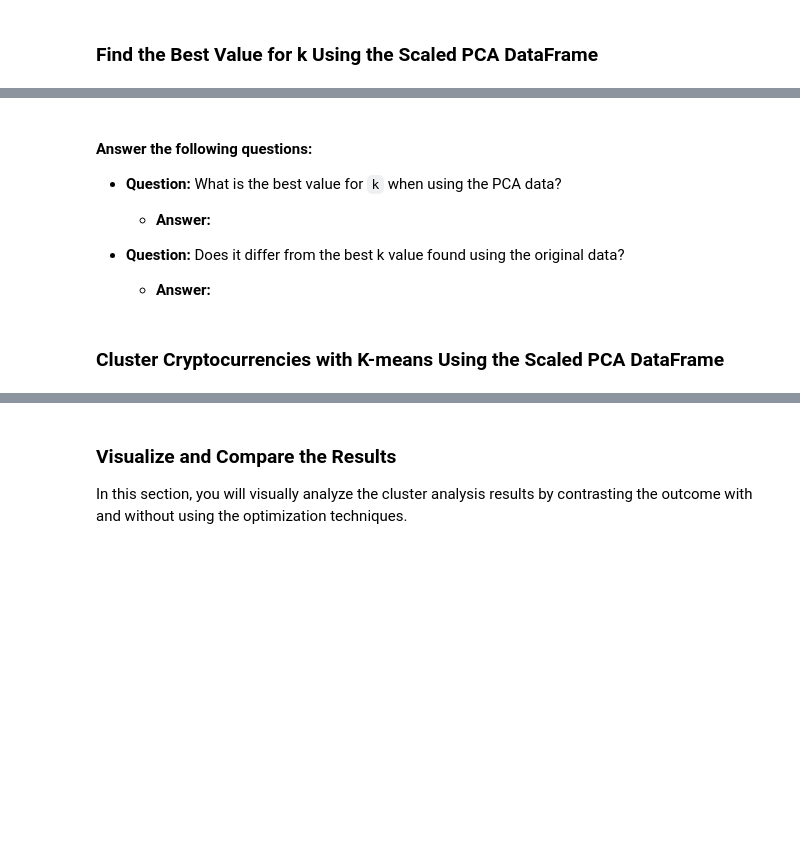
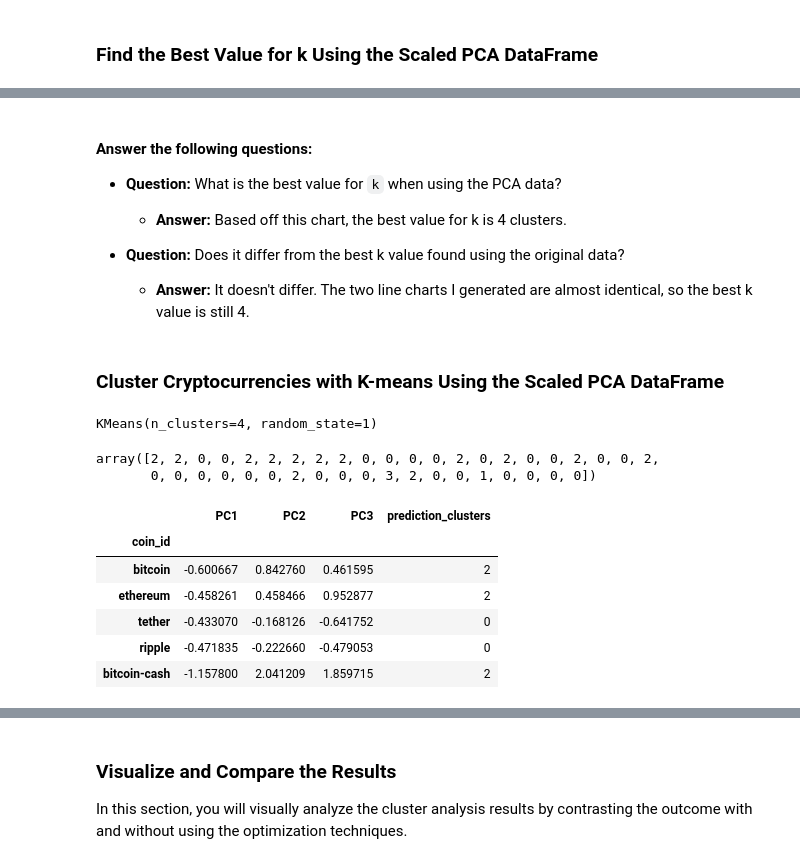
Before and after one commit to cartysw/CryptoClustering, a Jupyter notebook: Crypto_Clustering.ipynb, the cells around one changed output, grey strips where cells are left out. Cells and saved outputs as stored; diff of their text form; code cells hidden in the pictures; blank space fills up the shorter version.

```diff
--- a/Crypto_Clustering.ipynb
+++ b/Crypto_Clustering.ipynb
@@ -192,11 +243,15 @@ df_elbow.hvplot.line(
 # %%
 # Create an empty list to store the inertia values
-
+pca_inertias = []
 
 # Create a for loop to compute the inertia with each possible value of k
 # Inside the loop:
 # 1. Create a KMeans model using the loop counter for the n_clusters
 # 2. Fit the model to the data using `df_market_data_pca`
 # 3. Append the model.inertia_ to the inertia list
+for i in pca_ks:
+    pca_kmodel = KMeans(n_clusters = i, random_state = 1)
+    pca_kmodel.fit(market_pca_df)
+    pca_inertias.append(pca_kmodel.inertia_)
 # %%
 # Create a dictionary with the data to plot the Elbow curve
@@ -210,31 +276,48 @@ df_elbow.hvplot.line(
 
 * **Question:** What is the best value for `k` when using the PCA data?
 
-  * **Answer:**
+  * **Answer:** Based off this chart, the best value for k is 4 clusters.
 
 
 * **Question:** Does it differ from the best k value found using the original data?
 
-  * **Answer:**
+  * **Answer:** It doesn't differ. The two line charts I generated are almost identical, so the best k value is still 4.
 # %% [markdown]
 ### Cluster Cryptocurrencies with K-means Using the Scaled PCA DataFrame
 # %%
 # Initialize the K-Means model using the best value for k
+pca_kmodel_4clusters = KMeans(n_clusters = 4, random_state = 1)
 # %%
 # Fit the K-Means model using the PCA data
+pca_kmodel_4clusters.fit(market_pca_df)
+# %% [output]
+KMeans(n_clusters=4, random_state=1)
 # %%
 # Predict the clusters to group the cryptocurrencies using the scaled PCA DataFrame
-
+pca_predictions_4clusters = pca_kmodel_4clusters.predict(market_pca_df)
 
 # Print the resulting array of cluster values.
+pca_predictions_4clusters
+# %% [output]
+array([2, 2, 0, 0, 2, 2, 2, 2, 2, 0, 0, 0, 0, 2, 0, 2, 0, 0, 2, 0, 0, 2,
+       0, 0, 0, 0, 0, 0, 2, 0, 0, 0, 3, 2, 0, 0, 1, 0, 0, 0, 0])
 # %%
 # Create a copy of the scaled PCA DataFrame
-
+pca_predictions_df = market_pca_df.copy()
 
 # Add a new column to the copy of the PCA DataFrame with the predicted clusters
-
+pca_predictions_df['prediction_clusters'] = pca_predictions_4clusters
 
 # Display the copy of the scaled PCA DataFrame
+pca_predictions_df.head()
+# %% [output]
+|  | PC1 | PC2 | PC3 | prediction_clusters |
+| coin_id |  |  |  |  |
+| bitcoin | -0.600667 | 0.842760 | 0.461595 | 2 |
+| ethereum | -0.458261 | 0.458466 | 0.952877 | 2 |
+| tether | -0.433070 | -0.168126 | -0.641752 | 0 |
+| ripple | -0.471835 | -0.222660 | -0.479053 | 0 |
+| bitcoin-cash | -1.157800 | 2.041209 | 1.859715 | 2 |
 # %%
 # Create a scatter plot using hvPlot by setting
 # `x="PC1"` and `y="PC2"`.
```
Also changed, not shown: parts of 19 cells of this notebook.
